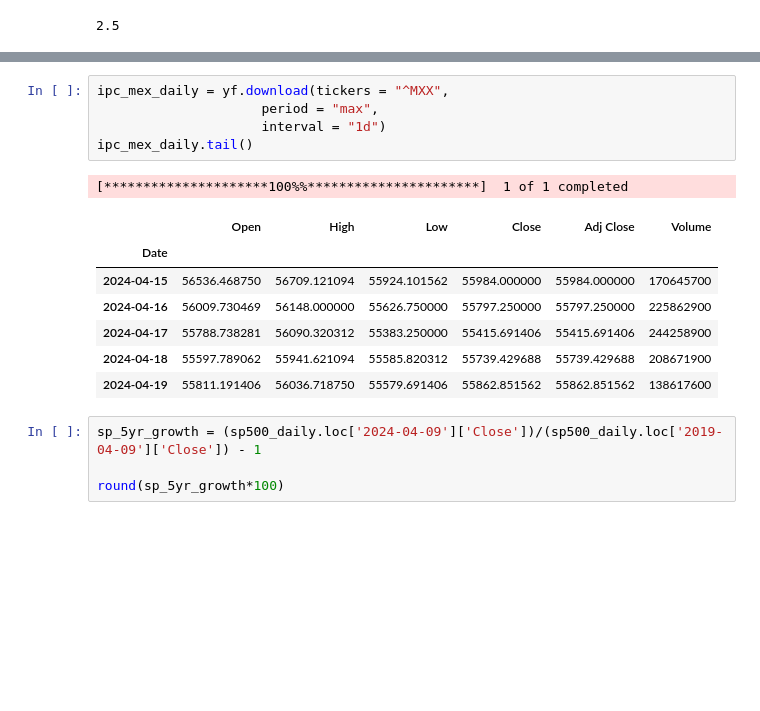
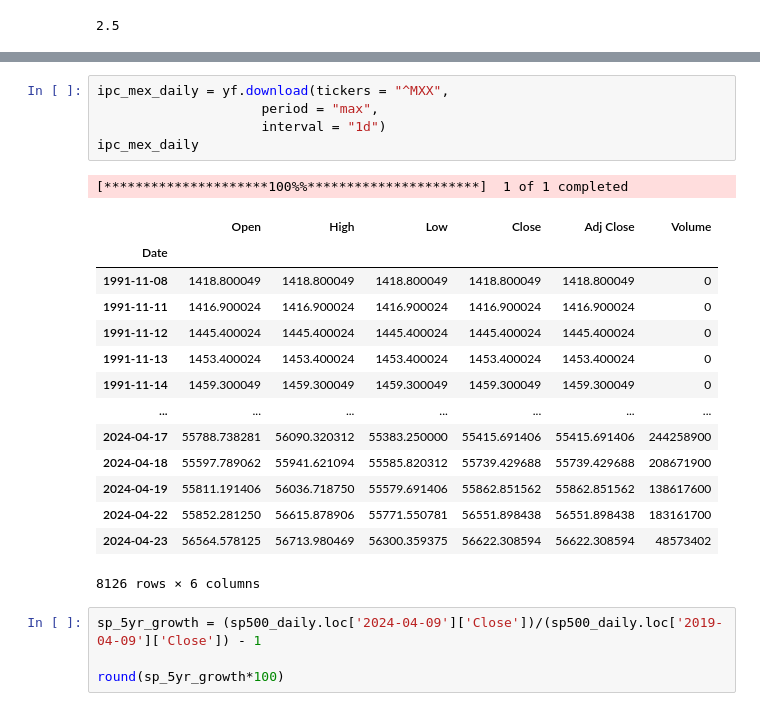
Before and after one commit to ptrisha/st_market_analytics_2024, a Jupyter notebook: 01-intro-and-data-sources/stock_analytics_hw1.ipynb, the cells around one changed output, grey strips where cells are left out. Cells and saved outputs as stored; diff of their text form; blank space fills up the shorter version.

```diff
--- a/01-intro-and-data-sources/stock_analytics_hw1.ipynb
+++ b/01-intro-and-data-sources/stock_analytics_hw1.ipynb
@@ -222,17 +225,24 @@ sp500_daily.tail()
 # %%
 ipc_mex_daily = yf.download(tickers = "^MXX",
                      period = "max",
                      interval = "1d")
-ipc_mex_daily.tail()
+ipc_mex_daily
 # %% [output]
 [*********************100%%**********************]  1 of 1 completed
 |  | Open | High | Low | Close | Adj Close | Volume |
 | Date |  |  |  |  |  |  |
-| 2024-04-15 | 56536.468750 | 56709.121094 | 55924.101562 | 55984.000000 | 55984.000000 | 170645700 |
-| 2024-04-16 | 56009.730469 | 56148.000000 | 55626.750000 | 55797.250000 | 55797.250000 | 225862900 |
+| 1991-11-08 | 1418.800049 | 1418.800049 | 1418.800049 | 1418.800049 | 1418.800049 | 0 |
+| 1991-11-11 | 1416.900024 | 1416.900024 | 1416.900024 | 1416.900024 | 1416.900024 | 0 |
+| 1991-11-12 | 1445.400024 | 1445.400024 | 1445.400024 | 1445.400024 | 1445.400024 | 0 |
+| 1991-11-13 | 1453.400024 | 1453.400024 | 1453.400024 | 1453.400024 | 1453.400024 | 0 |
+| 1991-11-14 | 1459.300049 | 1459.300049 | 1459.300049 | 1459.300049 | 1459.300049 | 0 |
+| ... | ... | ... | ... | ... | ... | ... |
 | 2024-04-17 | 55788.738281 | 56090.320312 | 55383.250000 | 55415.691406 | 55415.691406 | 244258900 |
 | 2024-04-18 | 55597.789062 | 55941.621094 | 55585.820312 | 55739.429688 | 55739.429688 | 208671900 |
 | 2024-04-19 | 55811.191406 | 56036.718750 | 55579.691406 | 55862.851562 | 55862.851562 | 138617600 |
+| 2024-04-22 | 55852.281250 | 56615.878906 | 55771.550781 | 56551.898438 | 56551.898438 | 183161700 |
+| 2024-04-23 | 56564.578125 | 56713.980469 | 56300.359375 | 56622.308594 | 56622.308594 | 48573402 |
+8126 rows × 6 columns
 # %%
 sp_5yr_growth = (sp500_daily.loc['2024-04-09']['Close'])/(sp500_daily.loc['2019-04-09']['Close']) - 1
 
```
Also changed, not shown: parts of 28 cells of this notebook.
